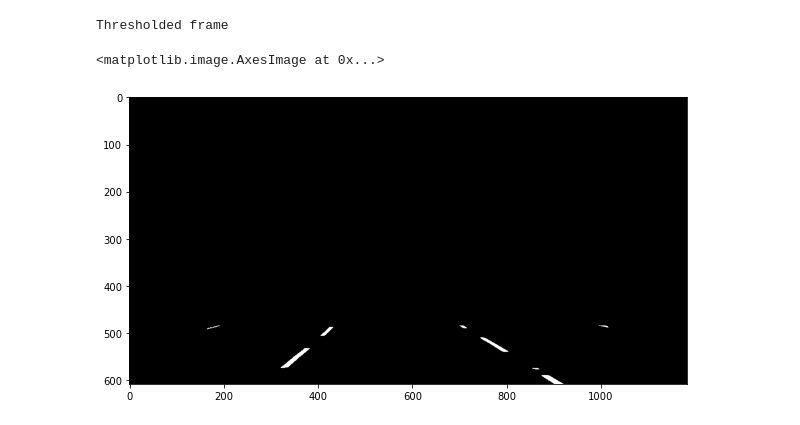
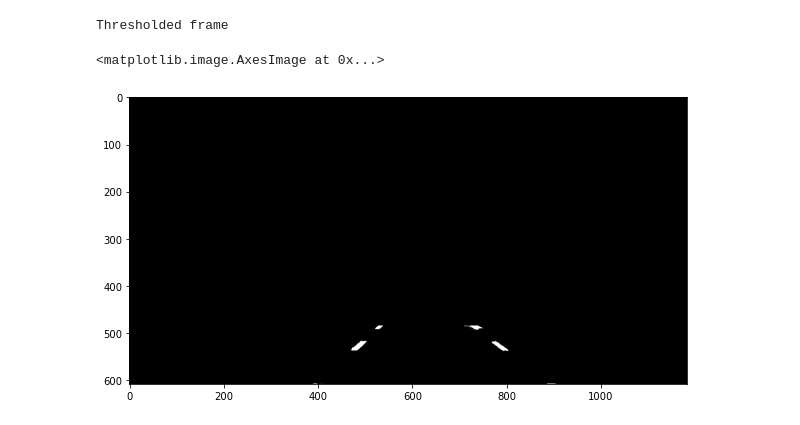
Before and after one commit to asathiya007/carcam, a Jupyter notebook: carcam.ipynb, the cells around one changed output. Saved outputs shown, nothing was run; the diff lists cells and outputs as text; code cells hidden in the pictures.

```diff
--- a/carcam.ipynb
+++ b/carcam.ipynb
@@ -5,7 +5,7 @@ import numpy as np
 import matplotlib.pyplot as plt
 # %%
 # load video as a list of frames
-video_file_path = 'input_videos/samplevideo1.mov'
+video_file_path = 'input_videos/dubaidrive.mov'
 video = cv2.VideoCapture(video_file_path)
 frames = []
 valid, frame = video.read()
@@ -41,7 +41,7 @@ def mask_region_of_interest(frame):
     frame_height = frame.shape[0]
     frame_width = frame.shape[1]
     polygons = np.array([
-        [(frame_width * 1 // 11, frame_height), (frame_width * 10 // 11, frame_height), (frame_width * 6 // 7, frame_height // 5 * 4), (frame_width * 1 // 7, frame_height // 5 * 4)]
+        [(frame_width * 3 // 11, frame_height), (frame_width * 9 // 11, frame_height), (frame_width * 5 // 8, frame_height // 5 * 4), (frame_width * 3 // 7, frame_height // 5 * 4)]
     ])
     mask = np.zeros_like(frame)
     cv2.fillPoly(mask, polygons, 255)
@@ -60,18 +60,18 @@ Masked frame
 # %%
 # apply frame thresholding
 def threshold_frame(frame):
-    ret, thresh = cv2.threshold(frame, 130, 145, cv2.THRESH_BINARY)
+    ret, thresh = cv2.threshold(frame, 40, 145, cv2.THRESH_BINARY)
     return thresh
 
 # show thresholded frame
 print('Thresholded frame')
 processed_frame = threshold_frame(processed_frame)
 plt.figure(figsize=(10, 10))
 plt.imshow(processed_frame, cmap="gray")
 # %% [output]
 Thresholded frame
 <matplotlib.image.AxesImage at 0x...>
-[figure, old version]
+[figure, new version]
 # %%
 # create lane marker points
 def create_lane_marker_points(frame, params):
```
Also changed, not shown: parts of 6 cells of this notebook, 3 other files.
